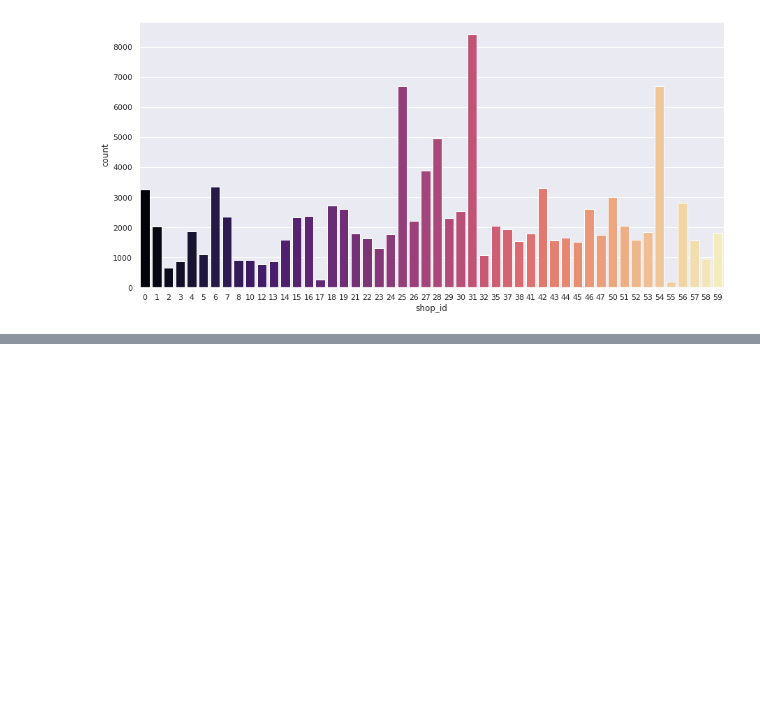
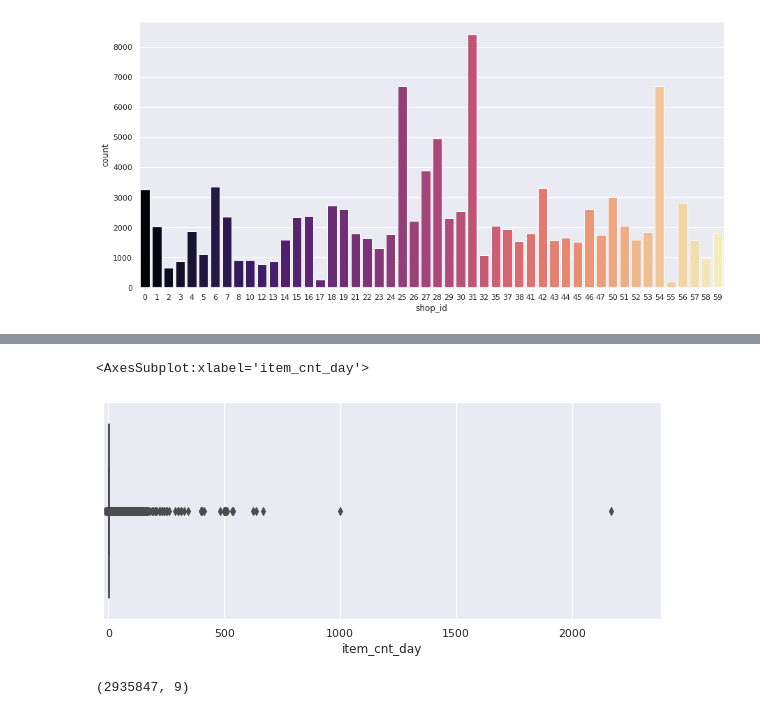
Before and after one commit to chaitsugale/Predict_Future_Sale, a Jupyter notebook: predict-future-sales-2022.ipynb, the cells around one changed output, grey strips where cells are left out. Drawn from its saved outputs; the diff is of its cells as text; code cells hidden in the pictures; blank space fills up the shorter version.

```diff
--- a/predict-future-sales-2022.ipynb
+++ b/predict-future-sales-2022.ipynb
@@ -350,0 +358,7 @@ sns.countplot(sales_dataset[(sales_dataset.month == 2) & (sales_dataset.year ==
+# %%
+plt.figure(figsize=(10,4))
+plt.xlim(sales_dataset.item_cnt_day.min(), sales_dataset.item_cnt_day.max()*1.1)
+sns.boxplot(x=sales_dataset.item_cnt_day)
+# %% [output]
+<AxesSubplot:xlabel='item_cnt_day'>
+[figure, added]
@@ -350,0 +368,4 @@ sns.countplot(sales_dataset[(sales_dataset.month == 2) & (sales_dataset.year ==
+# %%
+sales_dataset.shape
+# %% [output]
+(2935847, 9)
```
Also changed, not shown: parts of 9 cells of this notebook.
